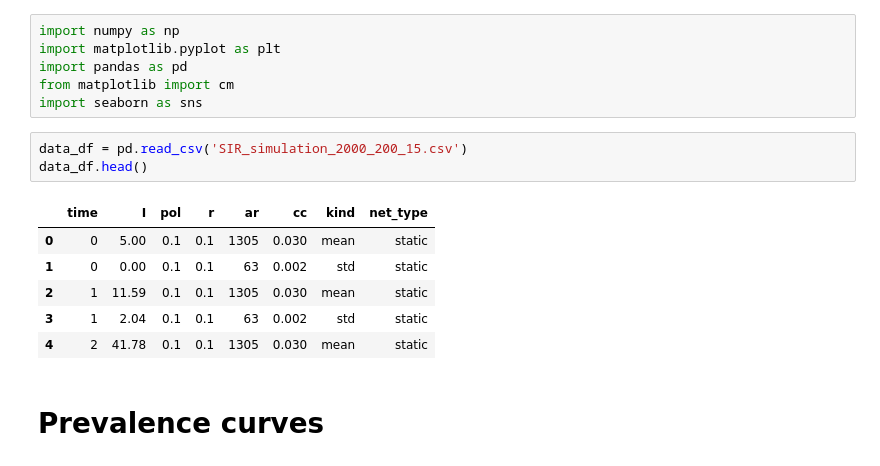
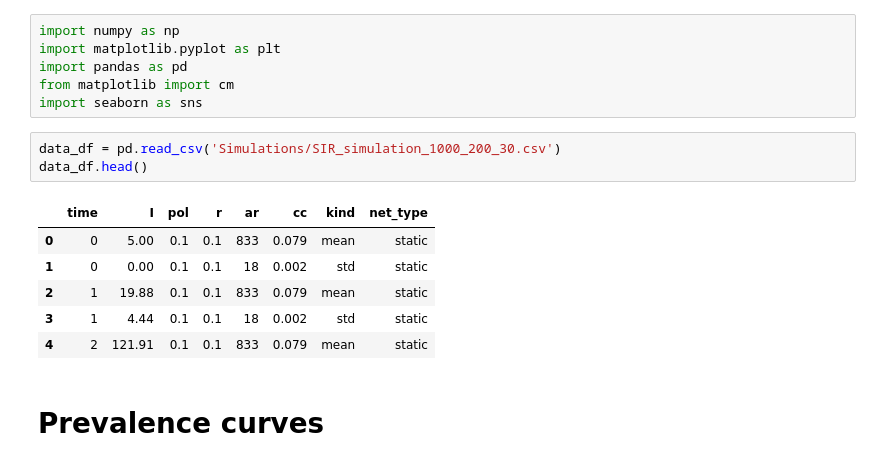
Before and after one commit to michelemcrudele/LDE-Project, a Jupyter notebook: plot_sim_data.ipynb, the cells around one changed output. Drawn from its saved outputs; the diff is of its cells as text.

```diff
--- a/plot_sim_data.ipynb
+++ b/plot_sim_data.ipynb
@@ -5,15 +5,15 @@ import pandas as pd
 from matplotlib import cm
 import seaborn as sns
 # %%
-data_df = pd.read_csv('SIR_simulation_2000_200_15.csv')
+data_df = pd.read_csv('Simulations/SIR_simulation_1000_200_30.csv')
 data_df.head()
 # %% [output]
 |  | time | I | pol | r | ar | cc | kind | net_type |
-| 0 | 0 | 5.00 | 0.1 | 0.1 | 1305 | 0.030 | mean | static |
-| 1 | 0 | 0.00 | 0.1 | 0.1 | 63 | 0.002 | std | static |
-| 2 | 1 | 11.59 | 0.1 | 0.1 | 1305 | 0.030 | mean | static |
-| 3 | 1 | 2.04 | 0.1 | 0.1 | 63 | 0.002 | std | static |
-| 4 | 2 | 41.78 | 0.1 | 0.1 | 1305 | 0.030 | mean | static |
+| 0 | 0 | 5.00 | 0.1 | 0.1 | 833 | 0.079 | mean | static |
+| 1 | 0 | 0.00 | 0.1 | 0.1 | 18 | 0.002 | std | static |
+| 2 | 1 | 19.88 | 0.1 | 0.1 | 833 | 0.079 | mean | static |
+| 3 | 1 | 4.44 | 0.1 | 0.1 | 18 | 0.002 | std | static |
+| 4 | 2 | 121.91 | 0.1 | 0.1 | 833 | 0.079 | mean | static |
 # %% [markdown]
 # Prevalence curves
 # %%
```
Also changed, not shown: parts of 7 cells of this notebook, 1 other file.
